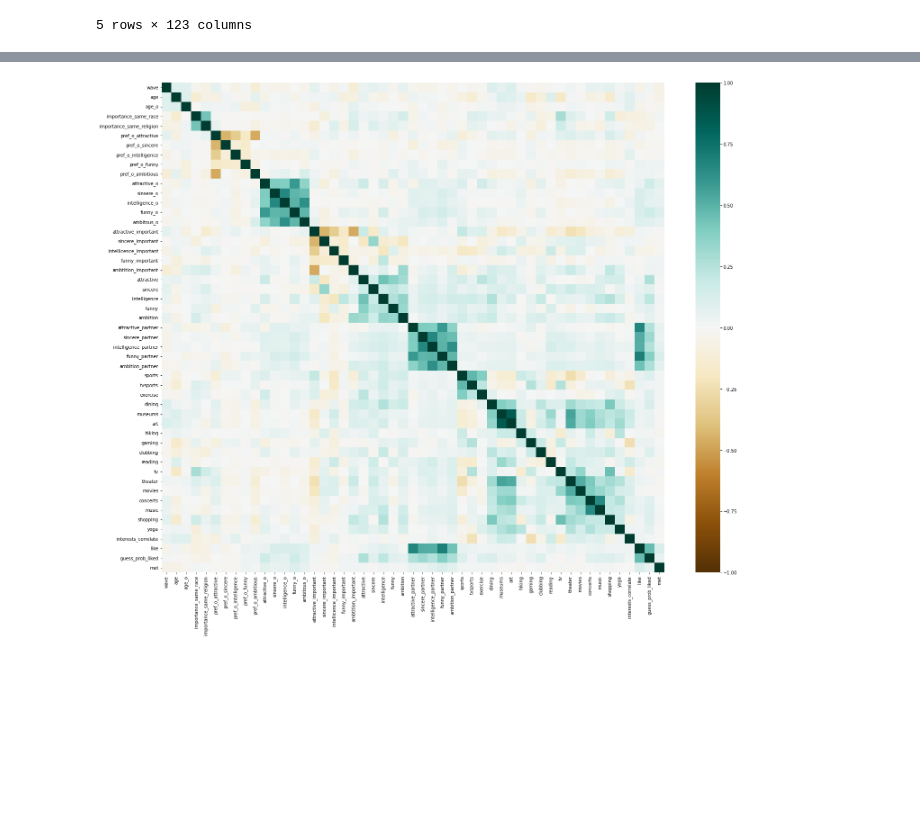
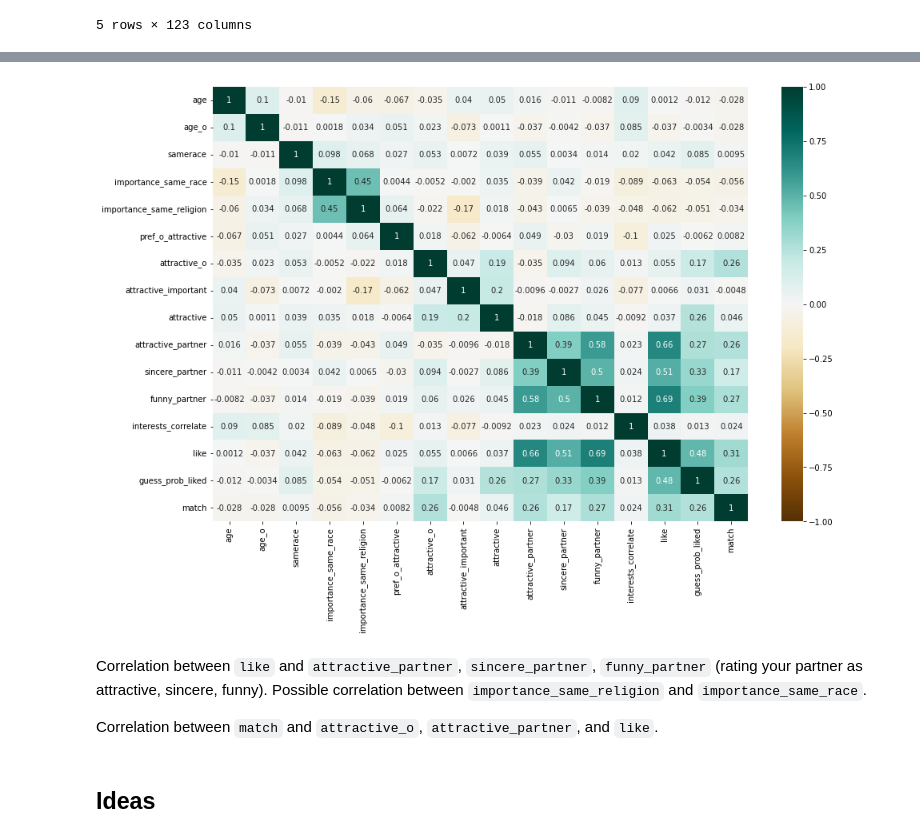
Before and after one commit to veneshun/4310hwk2, a Jupyter notebook: data-exploration.ipynb, the cells around one changed output, grey strips where cells are left out. Drawn from its saved outputs; the diff is of its cells as text; code cells hidden in the pictures; blank space fills up the shorter version.

Commit message:
initial ideas
initial ideas and data clean

```diff
--- a/data-exploration.ipynb
+++ b/data-exploration.ipynb
@@ -49,0 +48,3 @@ clean_speed = speed[speed.columns.drop(list(speed.filter(regex='d_')))]
+# %%
+str_df = clean_speed.select_dtypes(exclude=np.number)
+str_df
@@ -50,3 +65,12 @@ clean_speed = speed[speed.columns.drop(list(speed.filter(regex='d_')))]
+# %%
+# clean up string
+str_df = str_df.apply(lambda x: x.str.split("'").str[1])
+
+# change to integer
+str_df[['samerace', 'decision', 'decision_o']]=str_df[['samerace', 'decision', 'decision_o']].astype(int)
+
+# set dataframe
+clean_speed[['gender', 'race', 'race_o', 'samerace', 'field', 'decision', 'decision_o']]=str_df
 # %%
 clean_speed.columns
 # %% [output]
@@ -112,7 +135,21 @@ Index(['wave', 'age', 'age_o', 'importance_same_race',
       dtype='object')
+# %%
+corr_df = numbers[['age', 'age_o', 'samerace', 'importance_same_race',
+       'importance_same_religion', 'pref_o_attractive', 'attractive_o',
+                  'attractive_important', 'attractive', 'attractive_partner',
+                   'sincere_partner', 'funny_partner',
+                  'interests_correlate', 'like', 'guess_prob_liked', 'match']]
+# %%
+corr = corr_df.corr()
 # %%
-plt.figure(figsize=(25,20))
-sns.heatmap(data=corr, vmin=-1, vmax=1, cmap='BrBG')
+plt.figure(figsize=(15,10))
+sns.heatmap(data=corr, vmin=-1, vmax=1, cmap='BrBG', annot=True)
 plt.show()
 # %% [output]
-[figure, old version]
+[figure, new version]
+# %% [markdown]
+Correlation between `like` and `attractive_partner`, `sincere_partner`, `funny_partner` (rating your partner as attractive, sincere, funny). Possible correlation between `importance_same_religion` and `importance_same_race`.
+
+Correlation between `match` and `attractive_o`, `attractive_partner`, and `like`.
+# %% [markdown]
+## Ideas
```
Also changed, not shown: parts of 13 cells of this notebook.
